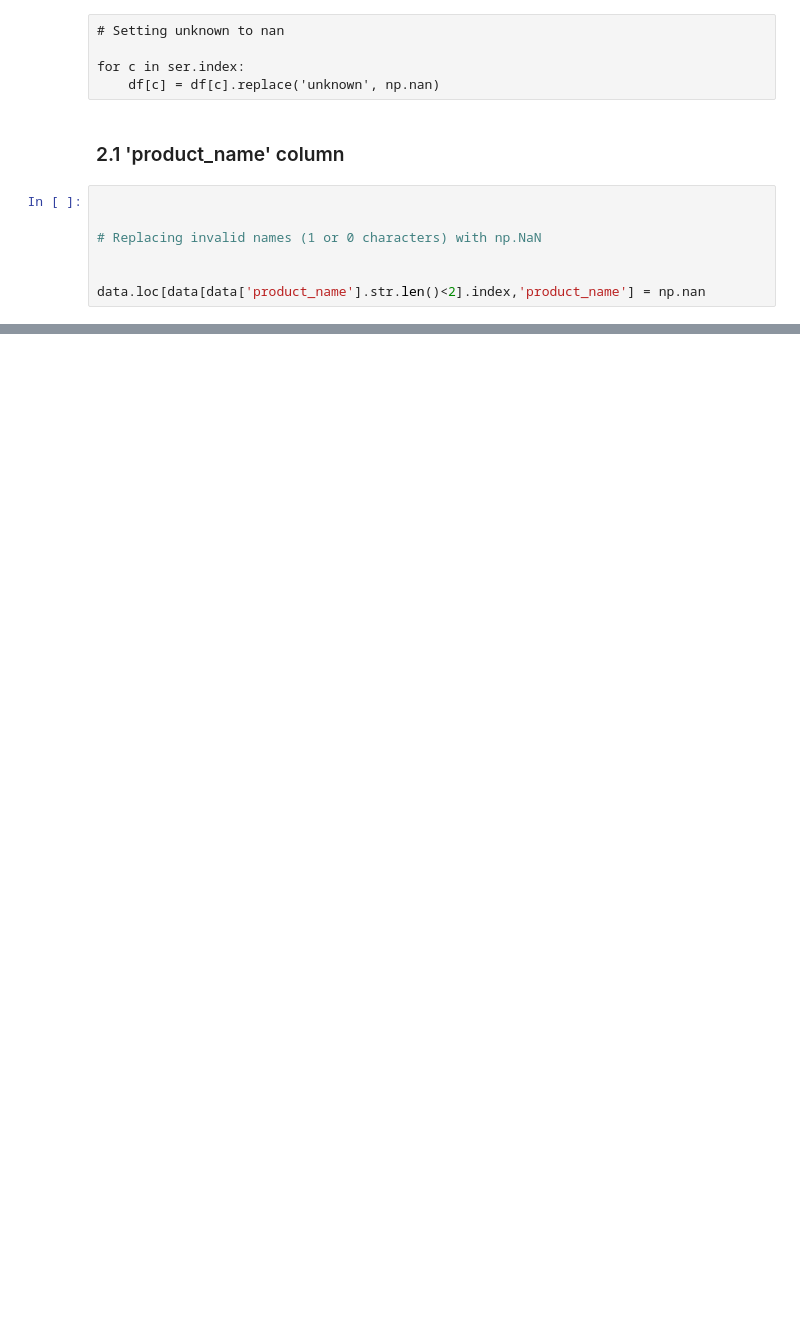
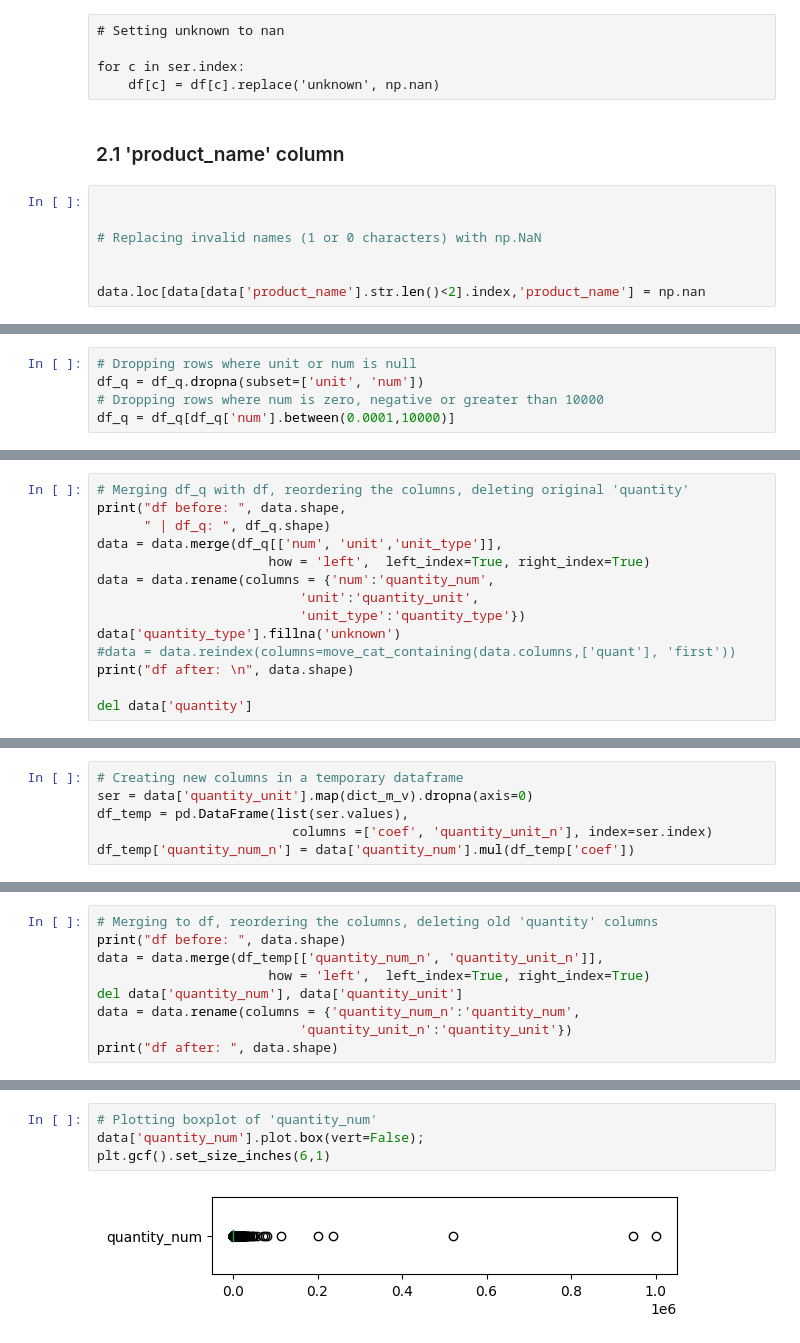
Before and after one commit to guillaumechupe/OpenFoodFact_Cluster, a Jupyter notebook: Notebook/data_cleaning_CatValue.ipynb, the cells around one changed output, grey strips where cells are left out. Drawn from its saved outputs; the diff is of its cells as text; blank space fills up the shorter version.

```diff
--- a/Notebook/data_cleaning_CatValue.ipynb
+++ b/Notebook/data_cleaning_CatValue.ipynb
@@ -436,0 +549,5 @@ NameError: name 'is_valid' is not defined
+# %%
+# Dropping rows where unit or num is null
+df_q = df_q.dropna(subset=['unit', 'num'])
+# Dropping rows where num is zero, negative or greater than 10000
+df_q = df_q[df_q['num'].between(0.0001,10000)]
@@ -436,0 +556,14 @@ NameError: name 'is_valid' is not defined
+# %%
+# Merging df_q with df, reordering the columns, deleting original 'quantity'
+print("df before: ", data.shape,
+      " | df_q: ", df_q.shape)
+data = data.merge(df_q[['num', 'unit','unit_type']],
+                      how = 'left',  left_index=True, right_index=True)
+data = data.rename(columns = {'num':'quantity_num',
+                          'unit':'quantity_unit',
+                          'unit_type':'quantity_type'})
+data['quantity_type'].fillna('unknown')
+#data = data.reindex(columns=move_cat_containing(data.columns,['quant'], 'first'))
+print("df after: \n", data.shape)
+
+del data['quantity']
@@ -436,0 +642,6 @@ NameError: name 'is_valid' is not defined
+# %%
+# Creating new columns in a temporary dataframe
+ser = data['quantity_unit'].map(dict_m_v).dropna(axis=0)
+df_temp = pd.DataFrame(list(ser.values),
+                         columns =['coef', 'quantity_unit_n'], index=ser.index)
+df_temp['quantity_num_n'] = data['quantity_num'].mul(df_temp['coef'])
@@ -436,0 +658,9 @@ NameError: name 'is_valid' is not defined
+# %%
+# Merging to df, reordering the columns, deleting old 'quantity' columns
+print("df before: ", data.shape)
+data = data.merge(df_temp[['quantity_num_n', 'quantity_unit_n']],
+                      how = 'left',  left_index=True, right_index=True)
+del data['quantity_num'], data['quantity_unit']
+data = data.rename(columns = {'quantity_num_n':'quantity_num',
+                          'quantity_unit_n':'quantity_unit'})
+print("df after: ", data.shape)
@@ -436,0 +688,6 @@ NameError: name 'is_valid' is not defined
+# %%
+# Plotting boxplot of 'quantity_num'
+data['quantity_num'].plot.box(vert=False);
+plt.gcf().set_size_inches(6,1)
+# %% [output]
+[figure, added]
```
Also changed, not shown: parts of 33 cells of this notebook, 5 other files.
